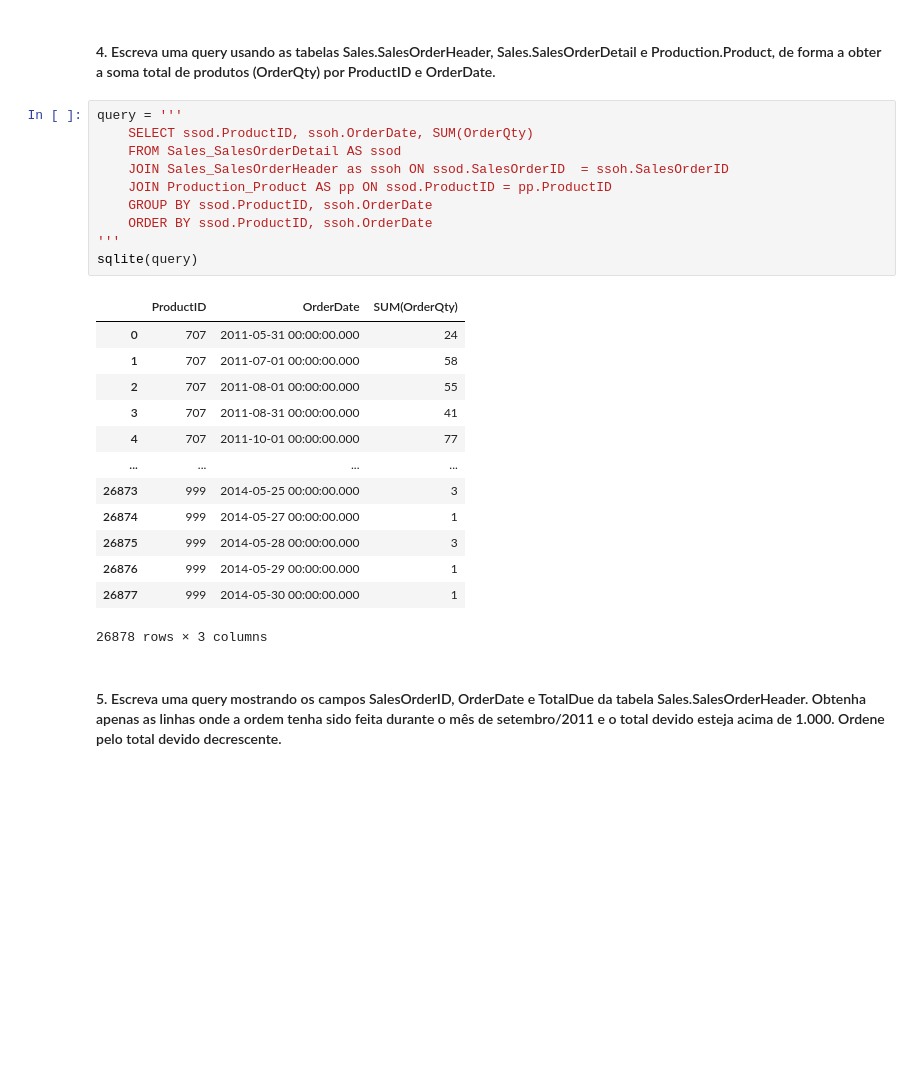
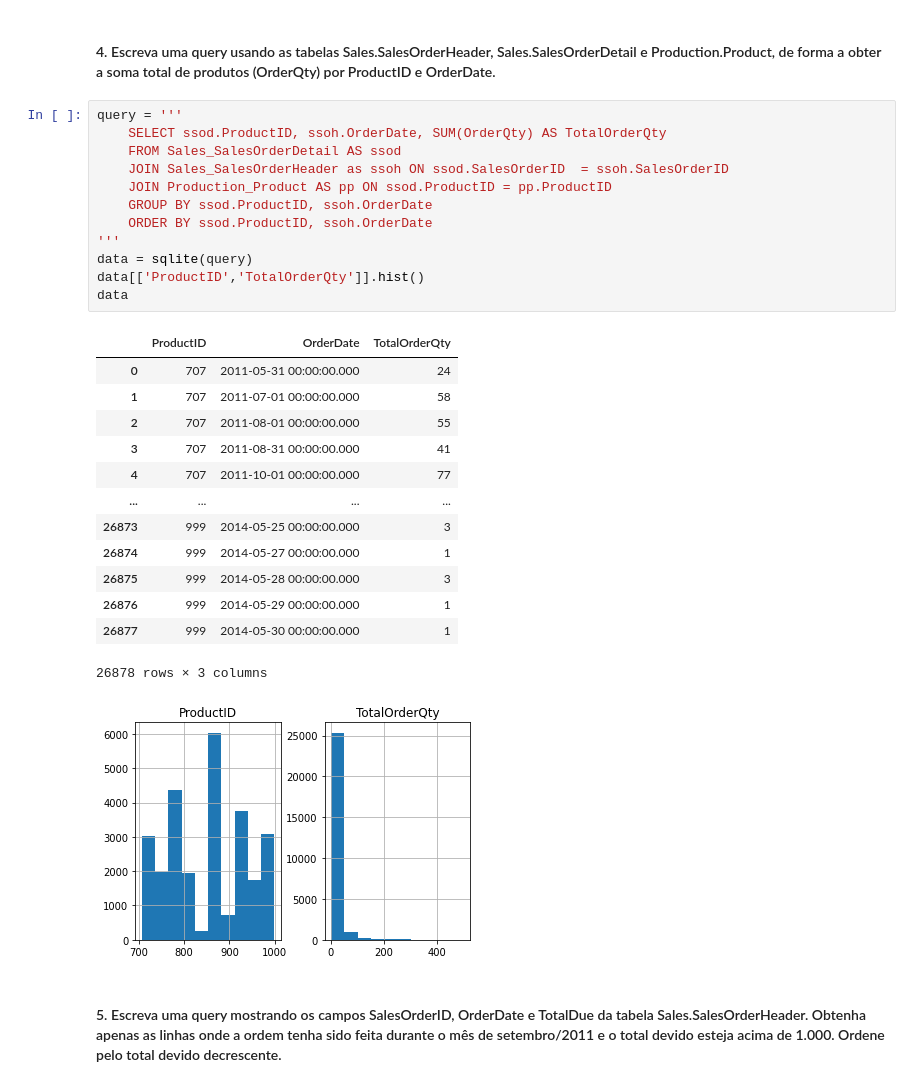
Before and after one commit to Cd4sh/test-data-science, a Jupyter notebook: notebook-pt.ipynb, the cells around one changed output. Drawn from its saved outputs; the diff is of its cells as text; blank space fills up the shorter version.

```diff
--- a/notebook-pt.ipynb
+++ b/notebook-pt.ipynb
@@ -224,16 +220,18 @@ sqlite(query)
 #### 4. Escreva uma query usando as tabelas Sales.SalesOrderHeader, Sales.SalesOrderDetail e Production.Product, de forma a obter a soma total de produtos (OrderQty) por ProductID e OrderDate.
 # %%
 query = '''
-    SELECT ssod.ProductID, ssoh.OrderDate, SUM(OrderQty)
+    SELECT ssod.ProductID, ssoh.OrderDate, SUM(OrderQty) AS TotalOrderQty
     FROM Sales_SalesOrderDetail AS ssod
     JOIN Sales_SalesOrderHeader as ssoh ON ssod.SalesOrderID  = ssoh.SalesOrderID
     JOIN Production_Product AS pp ON ssod.ProductID = pp.ProductID
     GROUP BY ssod.ProductID, ssoh.OrderDate
     ORDER BY ssod.ProductID, ssoh.OrderDate
 '''
-sqlite(query)
+data = sqlite(query)
+data[['ProductID','TotalOrderQty']].hist()
+data
 # %% [output]
-|  | ProductID | OrderDate | SUM(OrderQty) |
+|  | ProductID | OrderDate | TotalOrderQty |
 | 0 | 707 | 2011-05-31 00:00:00.000 | 24 |
 | 1 | 707 | 2011-07-01 00:00:00.000 | 58 |
 | 2 | 707 | 2011-08-01 00:00:00.000 | 55 |
@@ -246,6 +244,7 @@ sqlite(query)
 | 26876 | 999 | 2014-05-29 00:00:00.000 | 1 |
 | 26877 | 999 | 2014-05-30 00:00:00.000 | 1 |
 26878 rows × 3 columns
+[figure, added]
 # %% [markdown]
 #### 5. Escreva uma query mostrando os campos SalesOrderID, OrderDate e TotalDue da tabela Sales.SalesOrderHeader. Obtenha apenas as linhas onde a ordem tenha sido feita durante o mês de setembro/2011 e o total devido esteja acima de 1.000. Ordene pelo total devido decrescente.
 # %%
```
Also changed, not shown: parts of 6 cells of this notebook, 1 other file.
